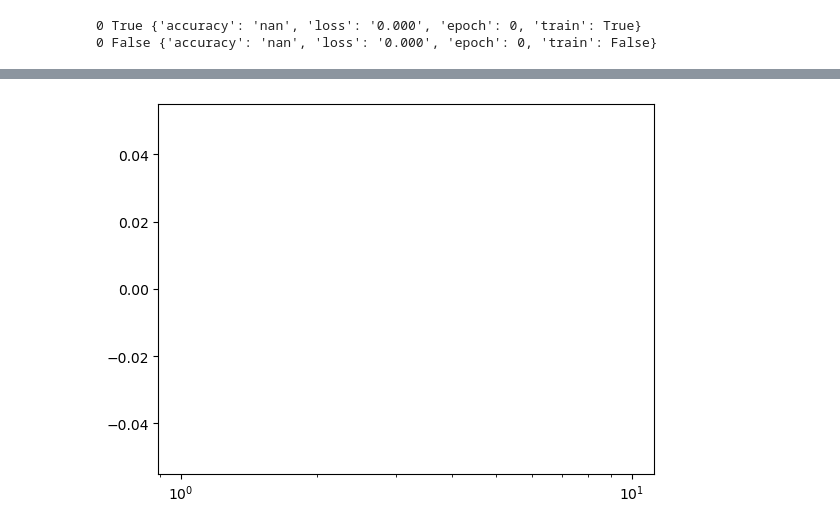
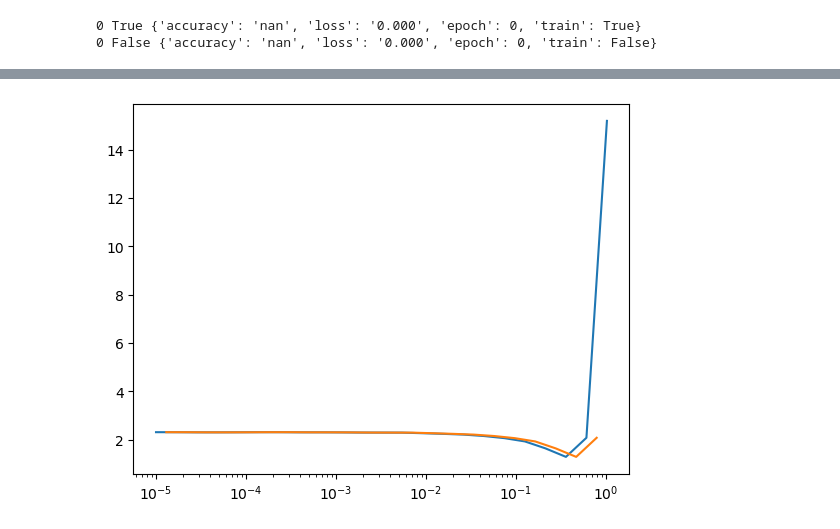
Before and after one commit to 11carlesnavarro/mini-diffusers, a Jupyter notebook: ntbs/09_learner.ipynb, the cells around one changed output, grey strips where cells are left out. Drawn from its saved outputs; the diff is of its cells as text; code cells hidden in the pictures.

```diff
--- a/ntbs/09_learner.ipynb
+++ b/ntbs/09_learner.ipynb
@@ -366,17 +278,0 @@ learn.fit(1)
-# %%
-class MomentumLearner(Learner):
-    def __init__(self, model, dls, loss_func, lr, cbs, opt_func=optim.SGD, mom=0.85):
-        self.mom = mom
-        super().__init__(model, dls, loss_func, lr, cbs, opt_func)
-    def predict(self):
-        self.preds = self.model(self.batch[0])
-    def get_loss(self):
-        self.loss = self.loss_func(self.preds, self.batch[1])
-    def backward(self):
-        self.loss.backward()
-    def step(self):
-        self.opt.step()
-    def zero_grad(self):
-        with torch.no_grad():
-            for p in self.model.parameters():
-                p.grad *= 0.85
@@ -417,5 +280,0 @@ class LRFinderCB(Callback):
-# %%
-lrfind = LRFinderCB()
-cbs = [DeviceCB(), ProgressCB(), lrfind]
-learn = MomentumLearner(get_model(), dls, F.cross_entropy, lr=1e-4, cbs=cbs)
-learn.fit(1)
@@ -424,4 +280,0 @@ learn.fit(1)
-# %%
-lrfind.plot()
-# %% [output]
-[figure, removed]
@@ -457,0 +281,6 @@ class LRFinderCB(Callback):
+# %%
+from miniai.learner import lr_find
+
+MomentumLearner(get_model(), dls, F.cross_entropy, cbs=cbs).lr_find()
+# %% [output]
+[figure, added]
```
Also changed, not shown: parts of 42 cells of this notebook, 2 other files.
